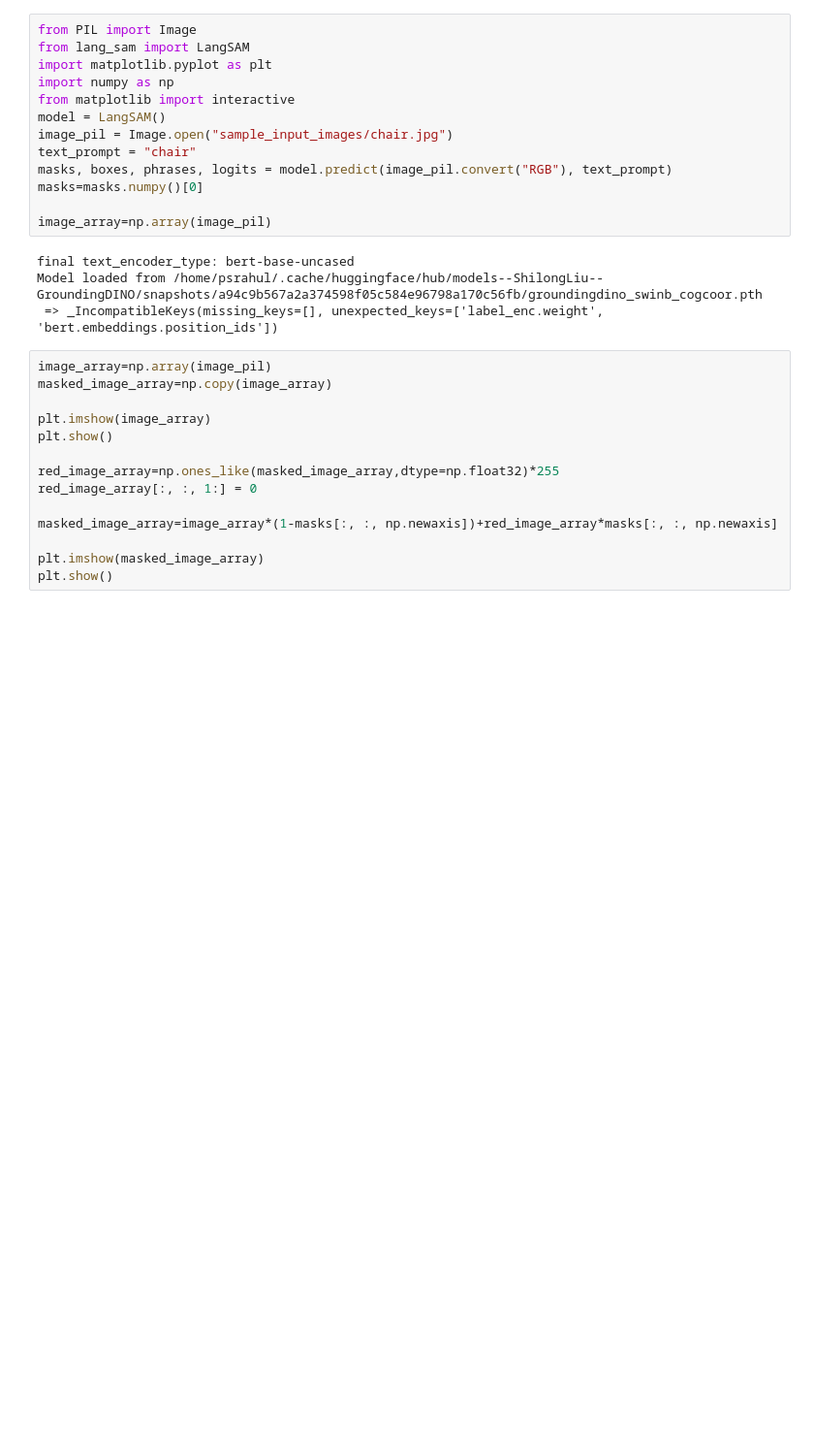
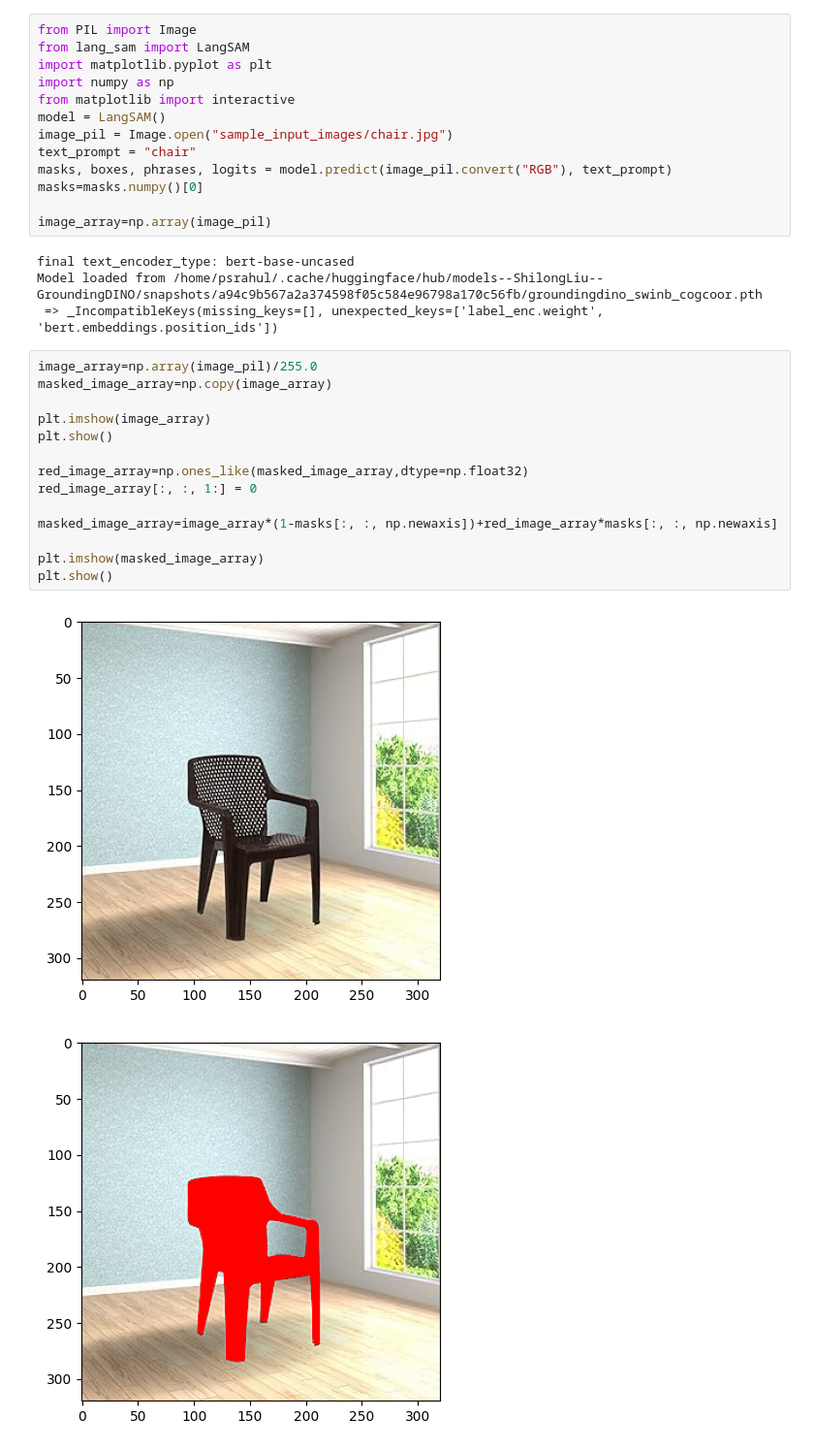
Before and after one commit to PSRahul/image-editor-stable-diffusion, a Jupyter notebook: main_langsam.ipynb, the cells around one changed output. Shown: that part at 97% size. Saved outputs shown, nothing was run; the diff lists cells and outputs as text; blank space fills up the shorter version.

```diff
--- a/main_langsam.ipynb
+++ b/main_langsam.ipynb
@@ -16,16 +16,19 @@ final text_encoder_type: bert-base-uncased
 Model loaded from /home/psrahul/.cache/huggingface/hub/models--ShilongLiu--GroundingDINO/snapshots/a94c9b567a2a374598f05c584e96798a170c56fb/groundingdino_swinb_cogcoor.pth
  => _IncompatibleKeys(missing_keys=[], unexpected_keys=['label_enc.weight', 'bert.embeddings.position_ids'])
 # %%
-image_array=np.array(image_pil)
+image_array=np.array(image_pil)/255.0
 masked_image_array=np.copy(image_array)
 
 plt.imshow(image_array)
 plt.show()
 
-red_image_array=np.ones_like(masked_image_array,dtype=np.float32)*255
+red_image_array=np.ones_like(masked_image_array,dtype=np.float32)
 red_image_array[:, :, 1:] = 0
 
 masked_image_array=image_array*(1-masks[:, :, np.newaxis])+red_image_array*masks[:, :, np.newaxis]
 
 plt.imshow(masked_image_array)
 plt.show()
+# %% [output]
+[figure, added]
+[figure, added]
```
Also changed, not shown: 3 other files.
